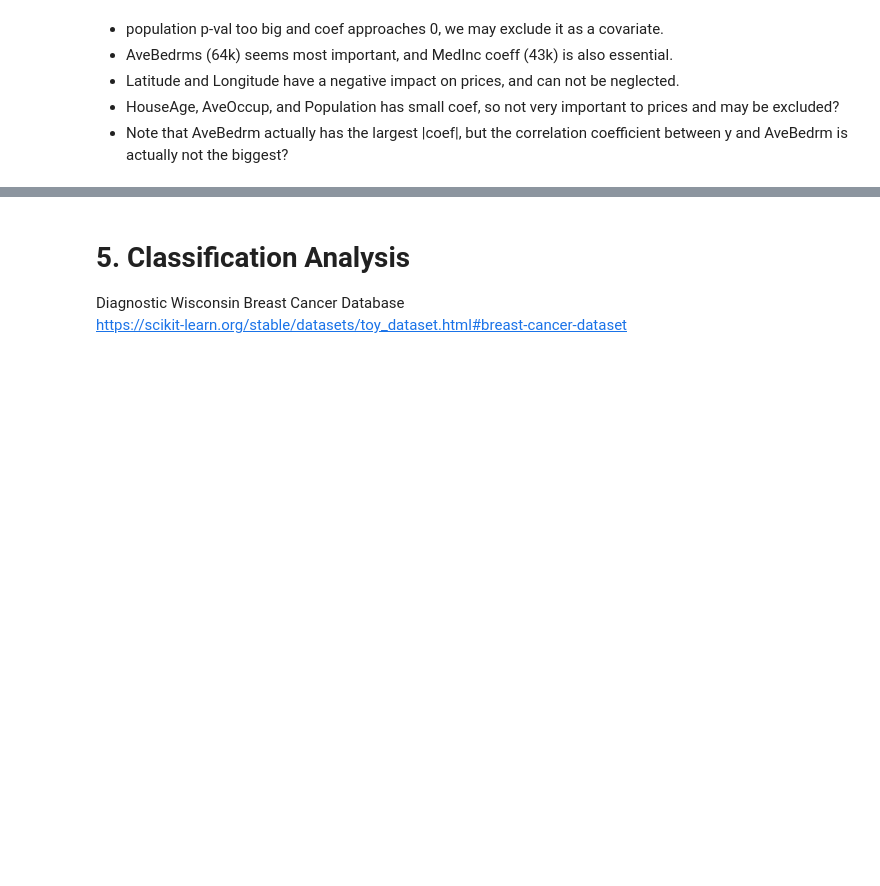
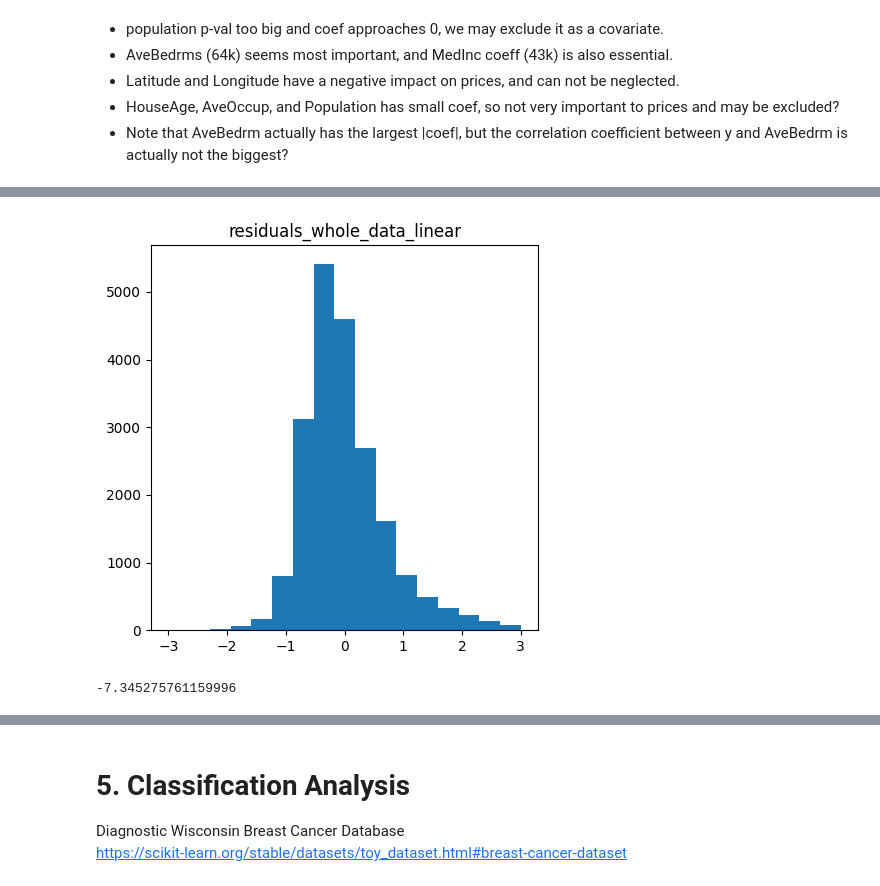
Before and after one commit to Yuyang-Yao/Math_-5750_Project1, a Jupyter notebook: project1.ipynb, the cells around one changed output, grey strips where cells are left out. Saved outputs shown, nothing was run; the diff lists cells and outputs as text; code cells hidden in the pictures; blank space fills up the shorter version.

```diff
--- a/project1.ipynb
+++ b/project1.ipynb
@@ -301,0 +314,10 @@ strong multicollinearity or other numerical problems.
+# %%
+plt.rcParams['figure.figsize'] = (5, 5)
+plt.hist(residuals_whole_data_linear , bins=17, range=(-3, 3))
+plt.title("residuals_whole_data_linear")
+
+plt.show()
+residuals_whole_data_linear.min()
+# %% [output]
+[figure, added]
+-7.345275761159996
```
Also changed, not shown: parts of 15 cells of this notebook.
